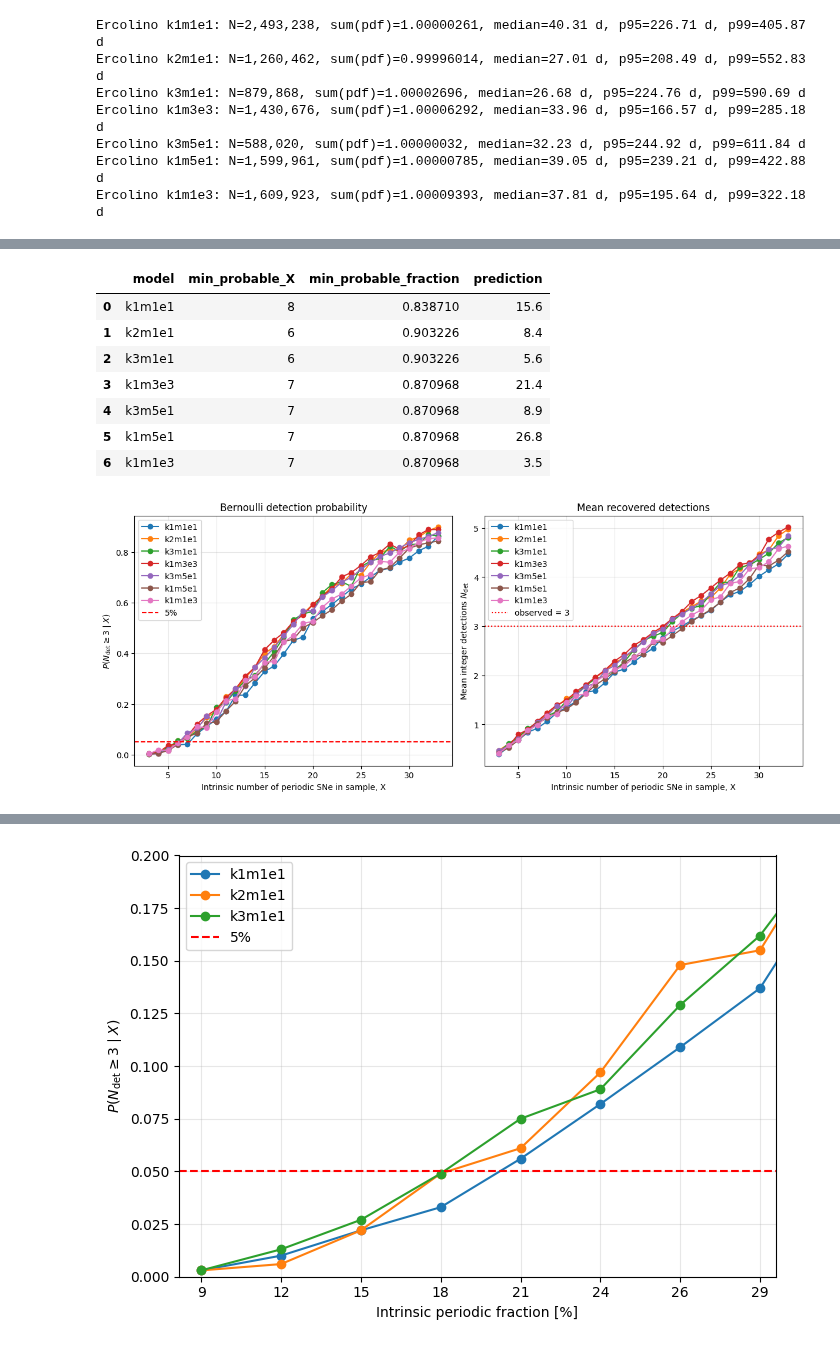
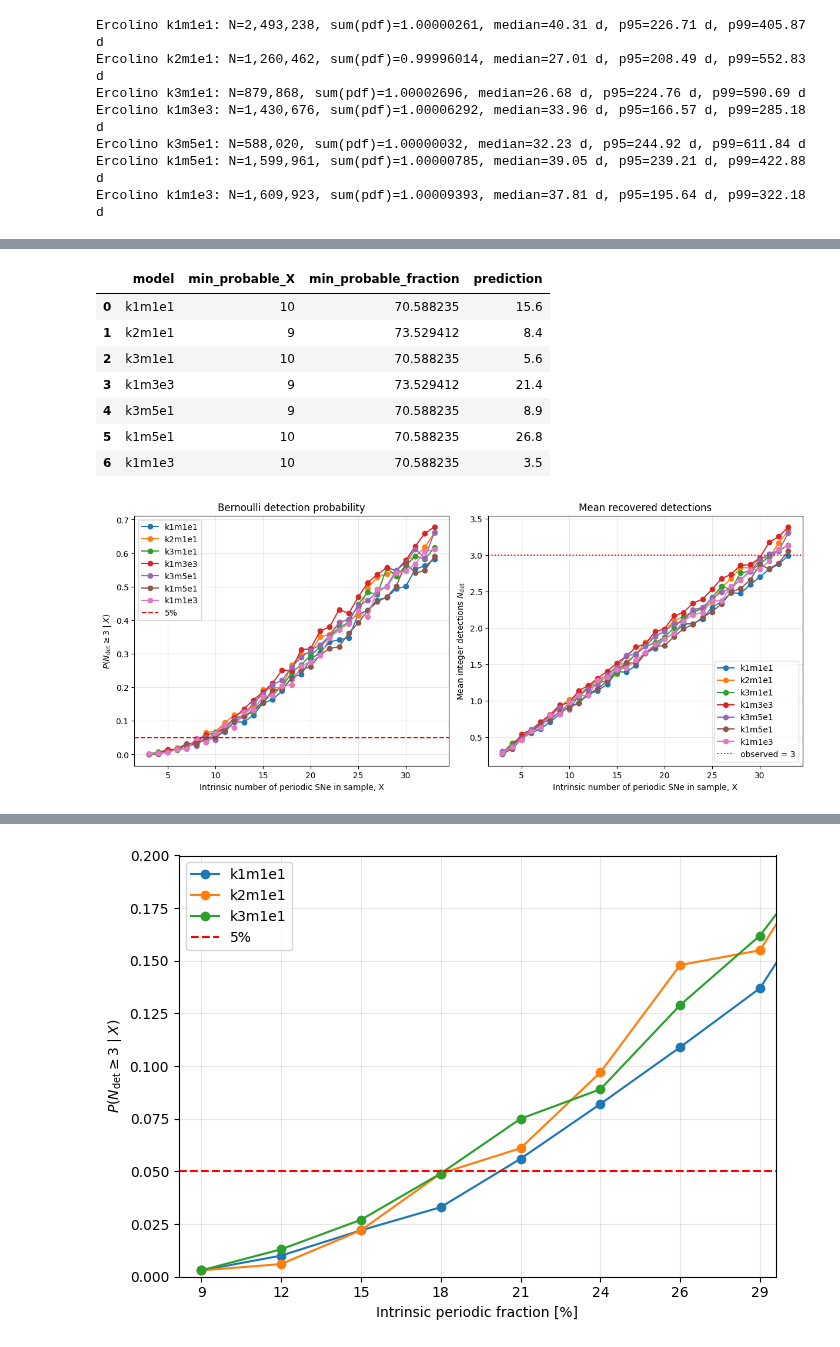
Before and after one commit to hoasaf3/sne_periodicity_search, a Jupyter notebook: periodicity_search.ipynb, the cells around one changed output, grey strips where cells are left out. Saved outputs shown, nothing was run; the diff lists cells and outputs as text; code cells hidden in the pictures.

```diff
--- a/periodicity_search.ipynb
+++ b/periodicity_search.ipynb
@@ -2598,6 +2643,7 @@ Ercolino k3m5e1: N=588,020, sum(pdf)=1.00000032, median=32.23 d, p95=244.92 d, p
 Ercolino k1m5e1: N=1,599,961, sum(pdf)=1.00000785, median=39.05 d, p95=239.21 d, p99=422.88 d
 Ercolino k1m1e3: N=1,609,923, sum(pdf)=1.00009393, median=37.81 d, p95=195.64 d, p99=322.18 d
 # %%
+# Prepare injection simulations
 import numpy as np
 import pandas as pd
 import matplotlib.pyplot as plt
@@ -2606,7 +2652,7 @@ from tqdm.auto import tqdm
 N_POP_DRAWS = 1000
 X_VALUES = np.arange(3, 34)
 TARGET_DETECTIONS = 3
-AMP_MIN = 0
+AMP_MIN = 0.015
 AMP_MAX = 0.2
 POPULATION_MC_SEED = 54321
 POP_MODEL = "k1m1e1"
@@ -2639,6 +2685,7 @@ def lookup_Pij(period, amplitude, Pij_table, pij_column="Pij_full_sample"):
     return float(row.iloc[0][pij_column])
 
 
+
 def run_population_detection_mc(
     model,
     rng,
@@ -2655,6 +2702,13 @@ def run_population_detection_mc(
     intrinsic population. The actual observed number must be an integer, so we
     draw D_k ~ Bernoulli(P_ij) for every simulated periodic SN and sum D_k.
     """
+    amp_min = float(amp_min)
+    amp_max = float(amp_max)
+    if not (np.isfinite(amp_min) and np.isfinite(amp_max) and 0 < amp_min < amp_max):
+        raise ValueError(f"Invalid log-uniform amplitude range: amp_min={amp_min}, amp_max={amp_max}")
+    log_amp_min = np.log(amp_min)
+    log_amp_max = np.log(amp_max)
+
     rows = []
     draw_rows = []
     det_draws_by_X = {}
@@ -2666,7 +2720,7 @@ def run_population_detection_mc(
 
         for draw_i in range(n_draws):
             periods = sample_real_periods(X, rng=rng, model=model)
-            amplitudes = rng.uniform(amp_min, amp_max, size=X)
+            amplitudes = np.exp(rng.uniform(log_amp_min, log_amp_max, size=X))
 
             pij_values = np.array([
                 lookup_Pij(period, amplitude, pij_table, pij_column="Pij_full_sample")
@@ -2709,15 +2763,3 @@ def run_population_detection_mc(
         })
 
     return pd.DataFrame(rows), pd.DataFrame(draw_rows), det_draws_by_X, expected_draws_by_X
-
-
-rng = np.random.default_rng(POPULATION_MC_SEED)
-population_table, population_draws, population_det_draws_by_X, population_expected_draws_by_X = run_population_detection_mc(
-    POP_MODEL,
-    rng,
-)
-
-population_table.to_csv(f"population_periodic_SN_simulation_{POP_MODEL}_bernoulli.csv", index=False)
-population_draws.to_csv(f"population_periodic_SN_detection_draws_{POP_MODEL}_bernoulli.csv", index=False)
-
-display(population_table)
@@ -2809,5 +2927,5 @@ Smallest population size not excluded by the one-sided 5% criterion under the ad
 # %%
-# Compare Bernoulli population simulations for the Ercolino period-distribution models.
+# Run injection simulations on all pop models
 POP_MODELS = ["k1m1e1", "k2m1e1", "k3m1e1", "k1m3e3", "k3m5e1", "k1m5e1", "k1m1e3"]
 MODELS_PREDICTIONS = [15.6, 8.4, 5.6, 21.4, 8.9, 26.8, 3.5]
 POPULATION_COMPARISON_SEED = 54321
@@ -2827,13 +2945,22 @@ population_model_draws = pd.concat(comparison_draws, ignore_index=True)
 population_model_comparison.to_csv("population_periodic_SN_model_comparison_bernoulli.csv", index=False)
 population_model_draws.to_csv("population_periodic_SN_model_detection_draws_bernoulli.csv", index=False)
 
+N_SURVEY = 34
 not_excluded_rows = []
 for model, group in population_model_comparison.groupby("model", sort=False):
+    group = group.sort_values("X")
     hit = group[group["P_Ndet_ge_3"] > 0.05]
+    if len(hit):
+        min_probable_X = int(hit.iloc[0]["X"])
+        min_probable_fraction = 100 * min_probable_X / N_SURVEY
+    else:
+        min_probable_X = np.nan
+        min_probable_fraction = np.nan
+
     not_excluded_rows.append({
         "model": model,
-        "min_probable_X": int(hit.iloc[0]["X"]) if len(hit) else np.nan,
-        "min_probable_fraction": float(len(hit) / 34) * 100,
+        "min_probable_X": min_probable_X,
+        "min_probable_fraction": min_probable_fraction,
         "prediction": MODELS_PREDICTIONS[POP_MODELS.index(model)]
     })
 
@@ -2846,41 +2973,41 @@ for model, group in population_model_comparison.groupby("model", sort=False):
     axes[0].plot(
         group["X"],
         group["P_Ndet_ge_3"],
         marker="o",
         label=model,
     )
     axes[1].plot(
         group["X"],
         group["MeanNdet"],
         marker="o",
         label=model,
     )
 
 axes[0].axhline(0.05, color="red", ls="--", label="5%")
 axes[0].set_xlabel("Intrinsic number of periodic SNe in sample, X")
 axes[0].set_ylabel(r"$P(N_{\rm det} \geq 3\mid X)$")
 axes[0].set_title("Bernoulli detection probability")
 axes[0].grid(alpha=0.3)
 axes[0].legend()
 
 axes[1].axhline(TARGET_DETECTIONS, color="red", ls=":", label=f"observed = {TARGET_DETECTIONS}")
 axes[1].set_xlabel("Intrinsic number of periodic SNe in sample, X")
 axes[1].set_ylabel(r"Mean integer detections $N_{\rm det}$")
 axes[1].set_title("Mean recovered detections")
 axes[1].grid(alpha=0.3)
 axes[1].legend()
 
 plt.show()
 # %% [output]
 |  | model | min_probable_X | min_probable_fraction | prediction |
-| 0 | k1m1e1 | 8 | 0.838710 | 15.6 |
-| 1 | k2m1e1 | 6 | 0.903226 | 8.4 |
-| 2 | k3m1e1 | 6 | 0.903226 | 5.6 |
-| 3 | k1m3e3 | 7 | 0.870968 | 21.4 |
-| 4 | k3m5e1 | 7 | 0.870968 | 8.9 |
-| 5 | k1m5e1 | 7 | 0.870968 | 26.8 |
-| 6 | k1m1e3 | 7 | 0.870968 | 3.5 |
+| 0 | k1m1e1 | 10 | 70.588235 | 15.6 |
+| 1 | k2m1e1 | 9 | 73.529412 | 8.4 |
+| 2 | k3m1e1 | 10 | 70.588235 | 5.6 |
+| 3 | k1m3e3 | 9 | 73.529412 | 21.4 |
+| 4 | k3m5e1 | 9 | 70.588235 | 8.9 |
+| 5 | k1m5e1 | 10 | 70.588235 | 26.8 |
+| 6 | k1m1e3 | 10 | 70.588235 | 3.5 |
-[figure, old version]
+[figure, new version]
 # %%
 # Print table in LaTeX format
 
```
Also changed, not shown: parts of 16 cells of this notebook.
